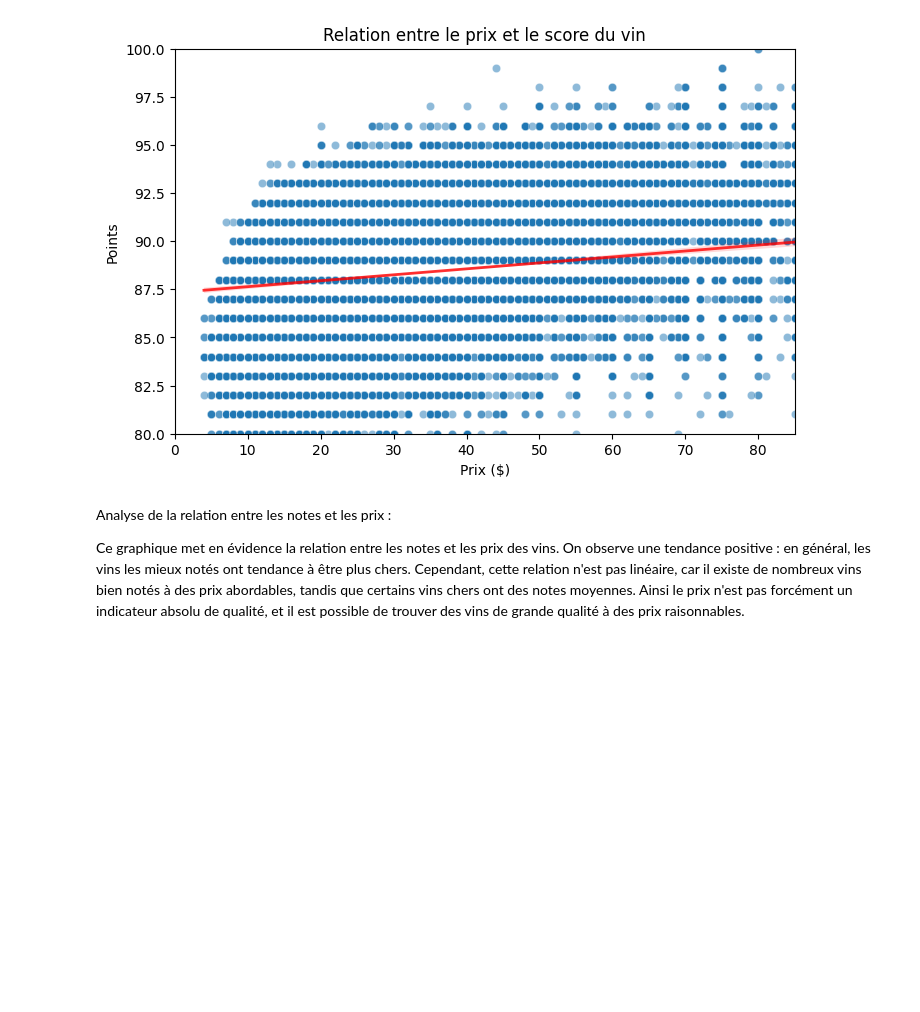
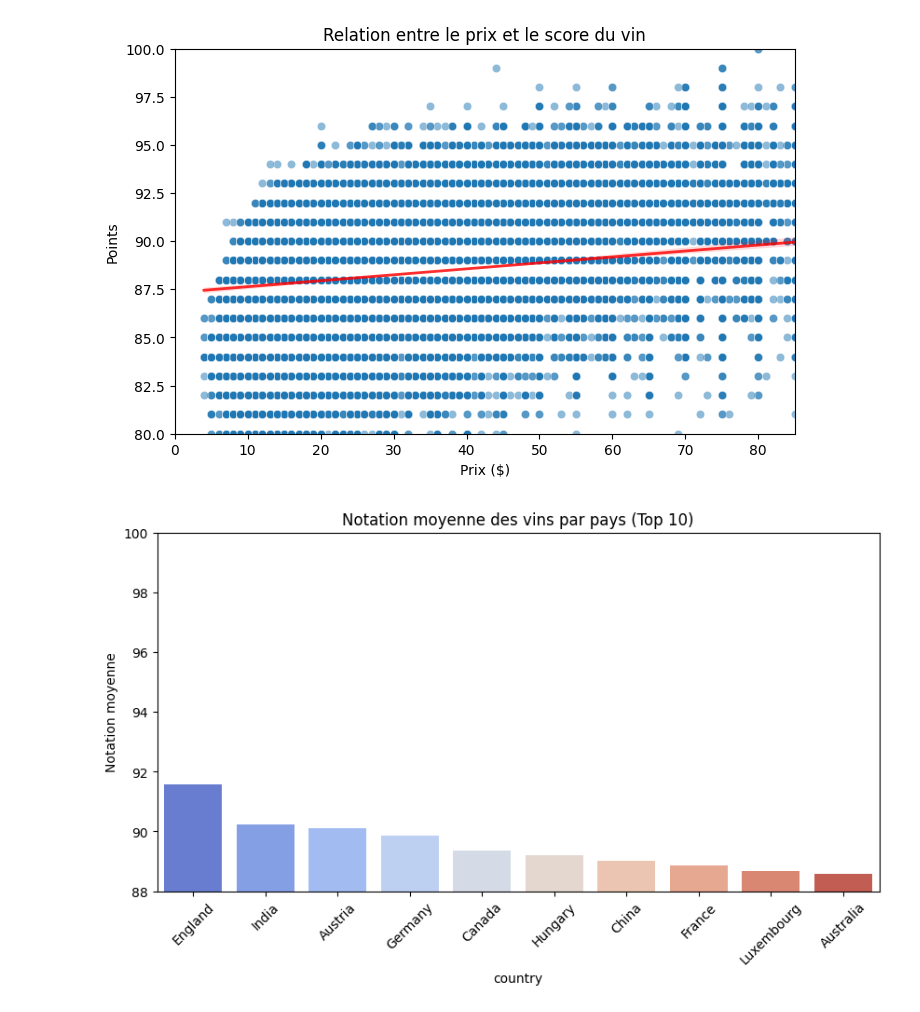
Before and after one commit to PhilippeMath49/ProjetVinasse, a Jupyter notebook: src/Notebook.ipynb, the cells around one changed output. Saved outputs shown, nothing was run; the diff lists cells and outputs as text; code cells hidden in the pictures; blank space fills up the shorter version.

```diff
--- a/src/Notebook.ipynb
+++ b/src/Notebook.ipynb
@@ -360,16 +403,14 @@ plt.ylabel("Points")
 plt.show()
 # %% [output]
 [figure]
-# %% [markdown]
-Analyse de la relation entre les notes et les prix :
-
-Ce graphique met en évidence la relation entre les notes et les prix des vins. On observe une tendance positive : en général, les vins les mieux notés ont tendance à être plus chers. Cependant, cette relation n'est pas linéaire, car il existe de nombreux vins bien notés à des prix abordables, tandis que certains vins chers ont des notes moyennes.
-Ainsi le prix n'est pas forcément un indicateur absolu de qualité, et il est possible de trouver des vins de grande qualité à des prix raisonnables.
 # %%
-avg_price_country = df.groupby("country")["notation"].mean().sort_values(ascending=False).head(10)
+avg_notation_country = df.groupby("country")["points"].mean().sort_values(ascending=False).head(10)
 plt.figure(figsize=(10,5))
-sns.barplot(x=avg_price_country.index, y=avg_price_country.values, palette="coolwarm", hue=avg_price_country.index)
+plt.ylim(88, 100)
+sns.barplot(x=avg_notation_country.index, y=avg_notation_country.values, palette="coolwarm", hue=avg_notation_country.index)
 plt.title("Notation moyenne des vins par pays (Top 10)")
 plt.ylabel("Notation moyenne")
 plt.xticks(rotation=45)
 plt.show()
+# %% [output]
+[figure, added]
```
Also changed, not shown: parts of 13 cells of this notebook.
